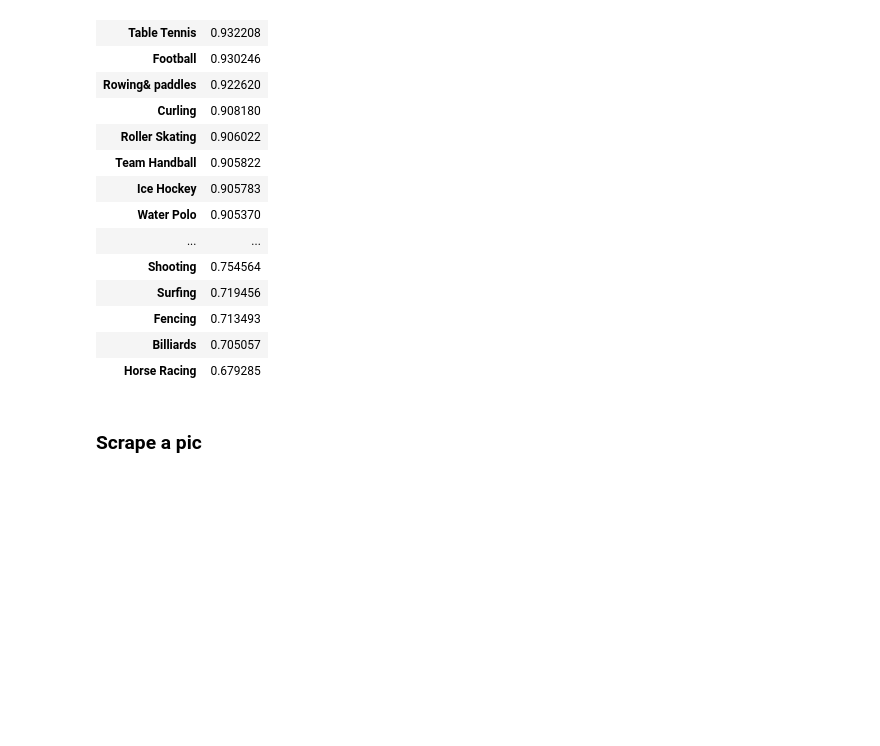
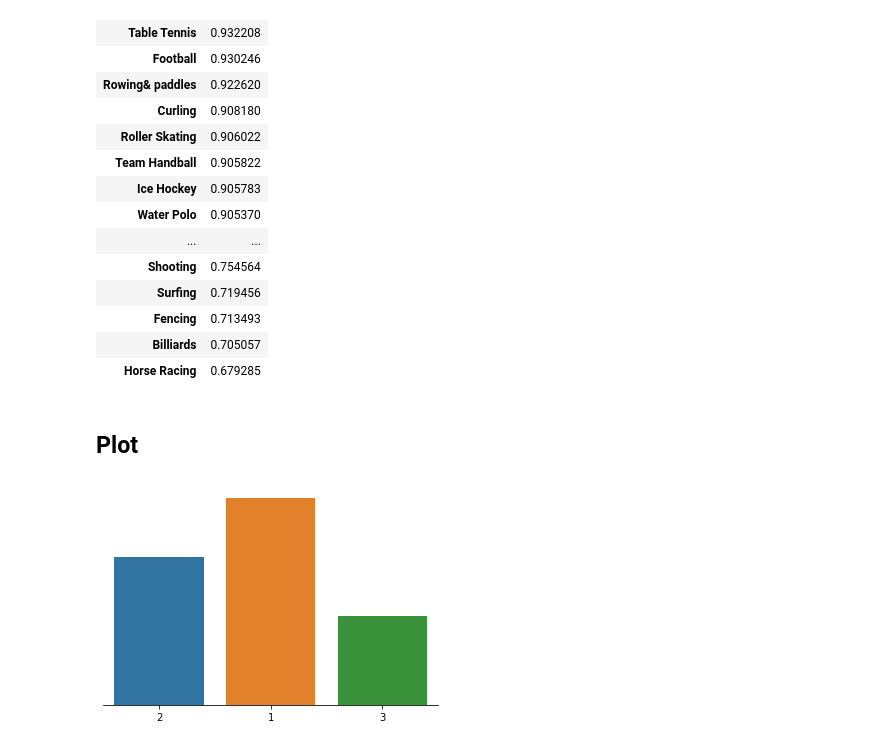
Before and after one commit to modiem/sport-finder, a Jupyter notebook: EDA.ipynb, the cells around one changed output. Drawn from its saved outputs; the diff is of its cells as text; code cells hidden in the pictures; blank space fills up the shorter version.

```diff
--- a/EDA.ipynb
+++ b/EDA.ipynb
@@ -31,0 +35,3 @@ Index(['Endurance', 'Strength', 'Power', 'Agility', 'Flexibility', 'Pain',
+# %%
+q_df = pd.read_csv("data/question.csv")
+q_df
@@ -31,0 +59,5 @@ Index(['Endurance', 'Strength', 'Power', 'Agility', 'Flexibility', 'Pain',
+# %%
+df = df.rename(columns = {'Pain':"Pain tolerance", "Aggresiveness":"Aggressiveness"})
+# %%
+for i in zip(sorted(list(q_df["factor"])),sorted(df.columns)):
+    print(i)
@@ -108,5 +191,17 @@ pd.DataFrame(dic, index = df.index).sort_values(by=["distance"], ascending=False
 | Fencing | 0.713493 |
 | Billiards | 0.705057 |
 | Horse Racing | 0.679285 |
-# %% [markdown]
-### Scrape a pic
+# %% [markdown]
+## Plot
+# %%
+import seaborn as sns
+# import matplotlib.plotly as plt
+data = {"rank": [2, 1, 3], "prop":[0.5, 0.7, 0.3]}
+ax = sns.barplot(x="rank", y="prop", data =data, order=[2, 1, 3]).set(yticks=[])
+
+sns.despine(fig=None, ax=None, top=True, right=True, left=True, bottom=False, offset=None, trim=False)
+
+for i in data["prop"]:
+    ax.annotate(str(i), xy=())
+# %% [output]
+[figure, added]
```
Also changed, not shown: parts of 11 cells of this notebook, 1 other file.
